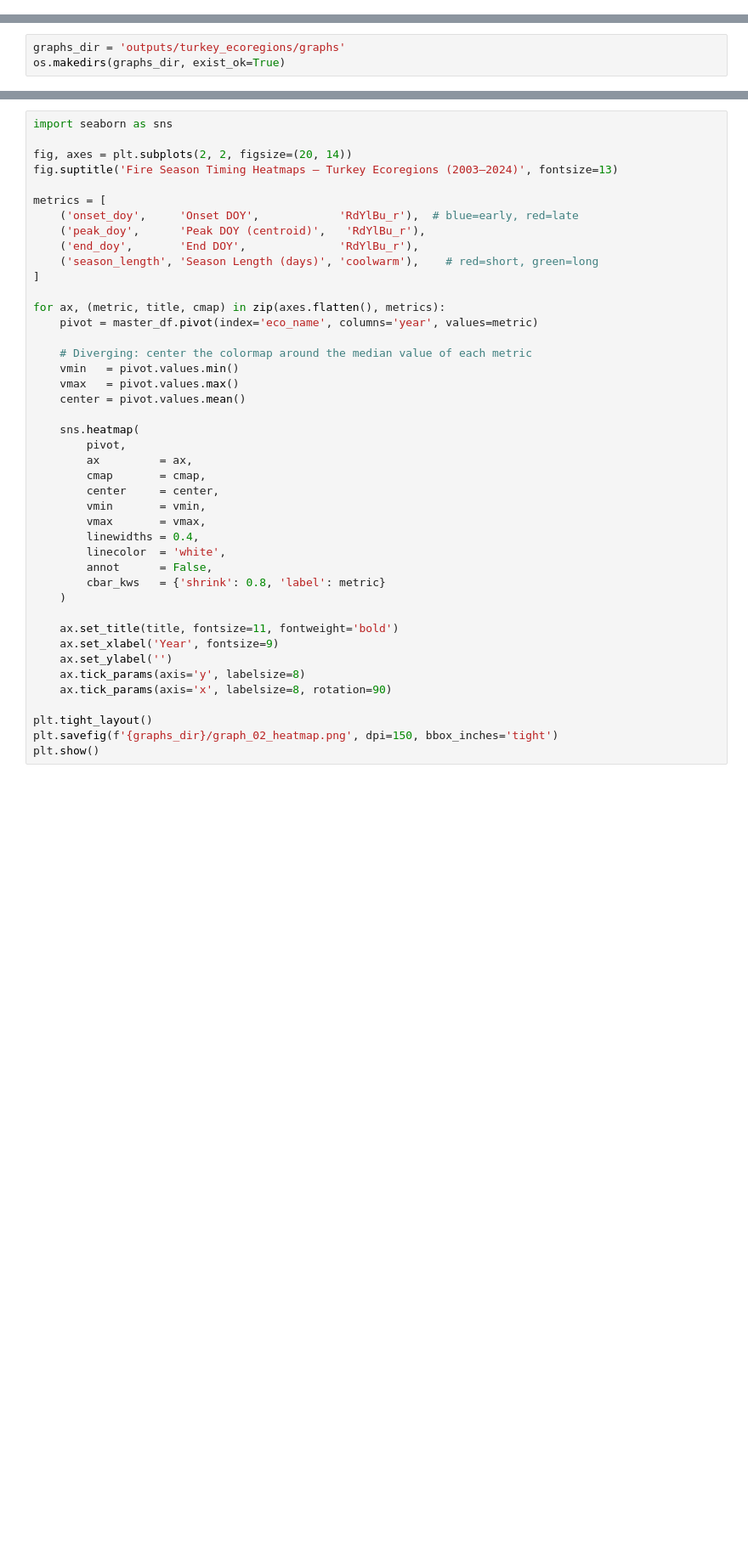
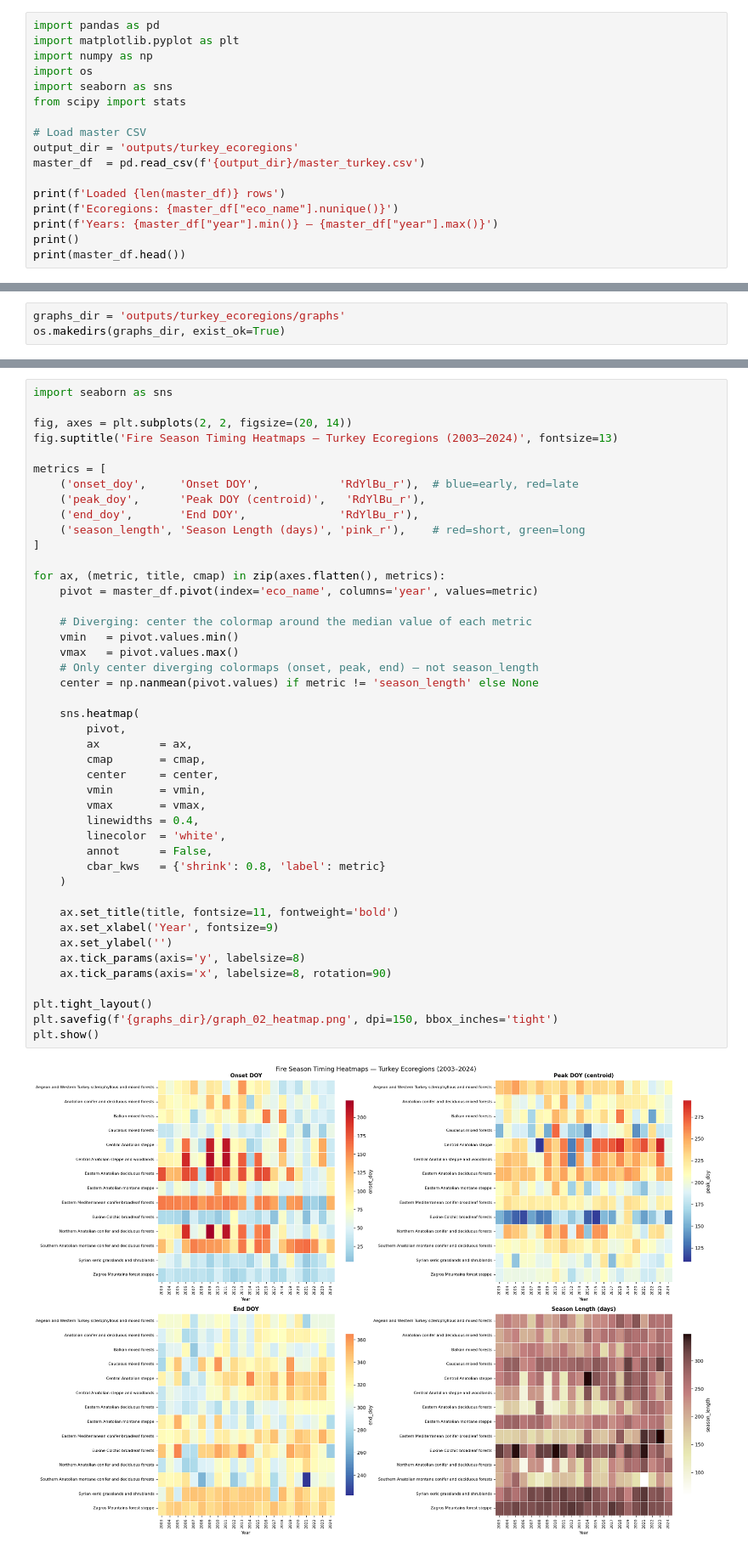
Before and after one commit to ismailbekar/TGPF, a Jupyter notebook: 00_EDA_TR_Vis.ipynb, the cells around one changed output, grey strips where cells are left out. Shown at 85% size. Drawn from its saved outputs; the diff is of its cells as text; blank space fills up the shorter version.

```diff
--- a/00_EDA_TR_Vis.ipynb
+++ b/00_EDA_TR_Vis.ipynb
@@ -4,0 +3,17 @@
+# %%
+import pandas as pd
+import matplotlib.pyplot as plt
+import numpy as np
+import os
+import seaborn as sns
+from scipy import stats
+
+# Load master CSV
+output_dir = 'outputs/turkey_ecoregions'
+master_df  = pd.read_csv(f'{output_dir}/master_turkey.csv')
+
+print(f'Loaded {len(master_df)} rows')
+print(f'Ecoregions: {master_df["eco_name"].nunique()}')
+print(f'Years: {master_df["year"].min()} – {master_df["year"].max()}')
+print()
+print(master_df.head())
@@ -53,39 +88,42 @@ metrics = [
     ('onset_doy',     'Onset DOY',            'RdYlBu_r'),  # blue=early, red=late
     ('peak_doy',      'Peak DOY (centroid)',   'RdYlBu_r'),
     ('end_doy',       'End DOY',              'RdYlBu_r'),
-    ('season_length', 'Season Length (days)', 'coolwarm'),    # red=short, green=long
+    ('season_length', 'Season Length (days)', 'pink_r'),    # red=short, green=long
 ]
 
 for ax, (metric, title, cmap) in zip(axes.flatten(), metrics):
     pivot = master_df.pivot(index='eco_name', columns='year', values=metric)
 
     # Diverging: center the colormap around the median value of each metric
     vmin   = pivot.values.min()
     vmax   = pivot.values.max()
-    center = pivot.values.mean()
+    # Only center diverging colormaps (onset, peak, end) — not season_length
+    center = np.nanmean(pivot.values) if metric != 'season_length' else None
 
     sns.heatmap(
         pivot,
         ax         = ax,
         cmap       = cmap,
         center     = center,
         vmin       = vmin,
         vmax       = vmax,
         linewidths = 0.4,
         linecolor  = 'white',
         annot      = False,
         cbar_kws   = {'shrink': 0.8, 'label': metric}
     )
 
     ax.set_title(title, fontsize=11, fontweight='bold')
     ax.set_xlabel('Year', fontsize=9)
     ax.set_ylabel('')
     ax.tick_params(axis='y', labelsize=8)
     ax.tick_params(axis='x', labelsize=8, rotation=90)
 
 plt.tight_layout()
 plt.savefig(f'{graphs_dir}/graph_02_heatmap.png', dpi=150, bbox_inches='tight')
 plt.show()
+# %% [output]
+[figure, added]
 # %%
 from scipy import stats
 
```
Also changed, not shown: parts of 8 cells of this notebook, 1 other file.
